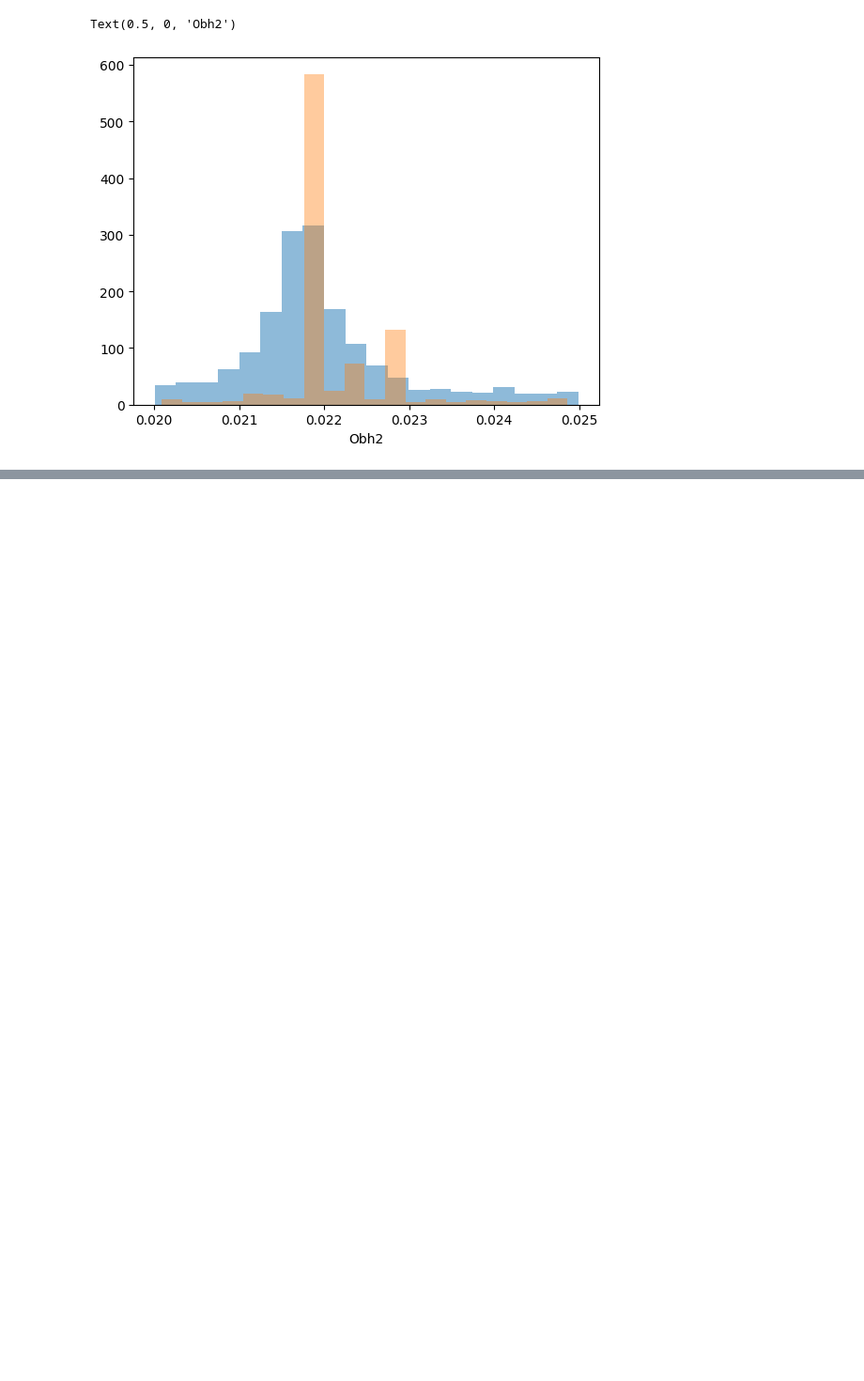
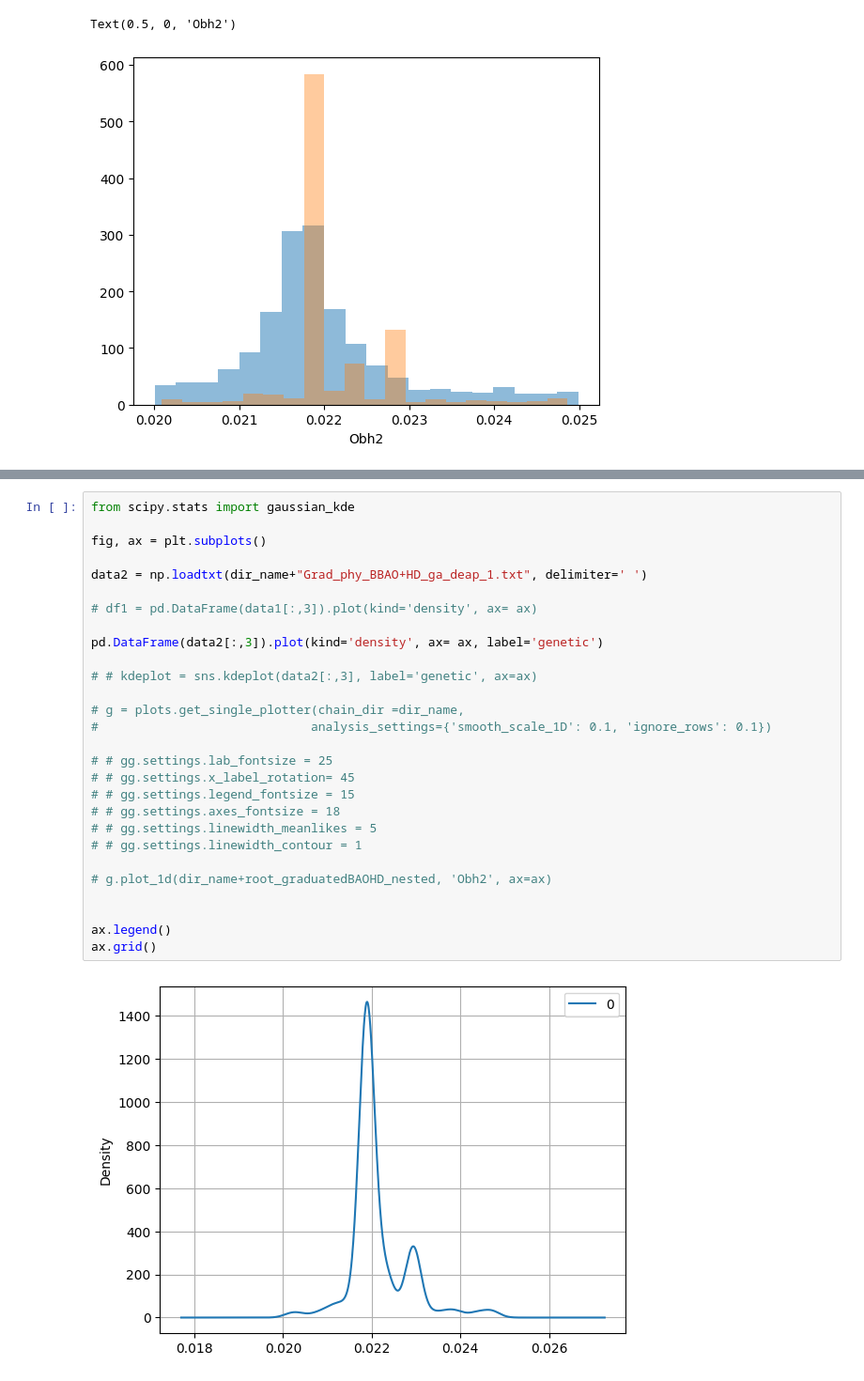
Before and after one commit to igomezv/cosmo_tools, a Jupyter notebook: models/genetic_paper/plots.ipynb, the cells around one changed output, grey strips where cells are left out. Shown at 94% size. Cells and saved outputs as stored; diff of their text form; blank space fills up the shorter version.

```diff
--- a/models/genetic_paper/plots.ipynb
+++ b/models/genetic_paper/plots.ipynb
@@ -664,0 +680,30 @@ Text(0.5, 0, 'Obh2')
+# %%
+from scipy.stats import gaussian_kde
+
+fig, ax = plt.subplots()
+
+data2 = np.loadtxt(dir_name+"Grad_phy_BBAO+HD_ga_deap_1.txt", delimiter=' ')
+
+# df1 = pd.DataFrame(data1[:,3]).plot(kind='density', ax= ax)
+
+pd.DataFrame(data2[:,3]).plot(kind='density', ax= ax, label='genetic')
+
+# # kdeplot = sns.kdeplot(data2[:,3], label='genetic', ax=ax)
+
+# g = plots.get_single_plotter(chain_dir =dir_name,
+#                             analysis_settings={'smooth_scale_1D': 0.1, 'ignore_rows': 0.1})
+
+# # gg.settings.lab_fontsize = 25
+# # gg.settings.x_label_rotation= 45
+# # gg.settings.legend_fontsize = 15
+# # gg.settings.axes_fontsize = 18
+# # gg.settings.linewidth_meanlikes = 5
+# # gg.settings.linewidth_contour = 1
+
+# g.plot_1d(dir_name+root_graduatedBAOHD_nested, 'Obh2', ax=ax)
+
+
+ax.legend()
+ax.grid()
+# %% [output]
+[figure, added]
```
Also changed, not shown: parts of 3 cells of this notebook.
